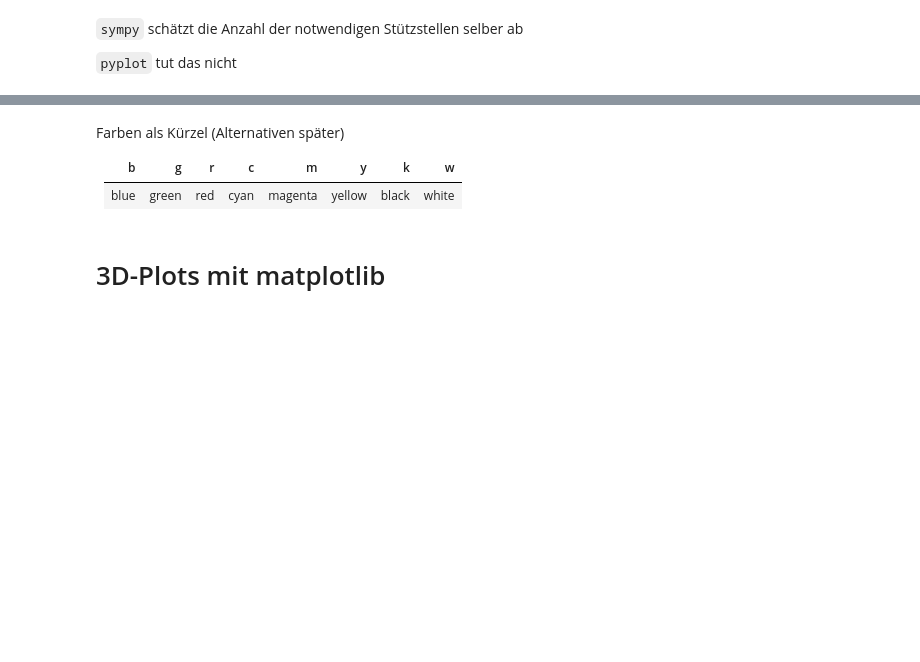
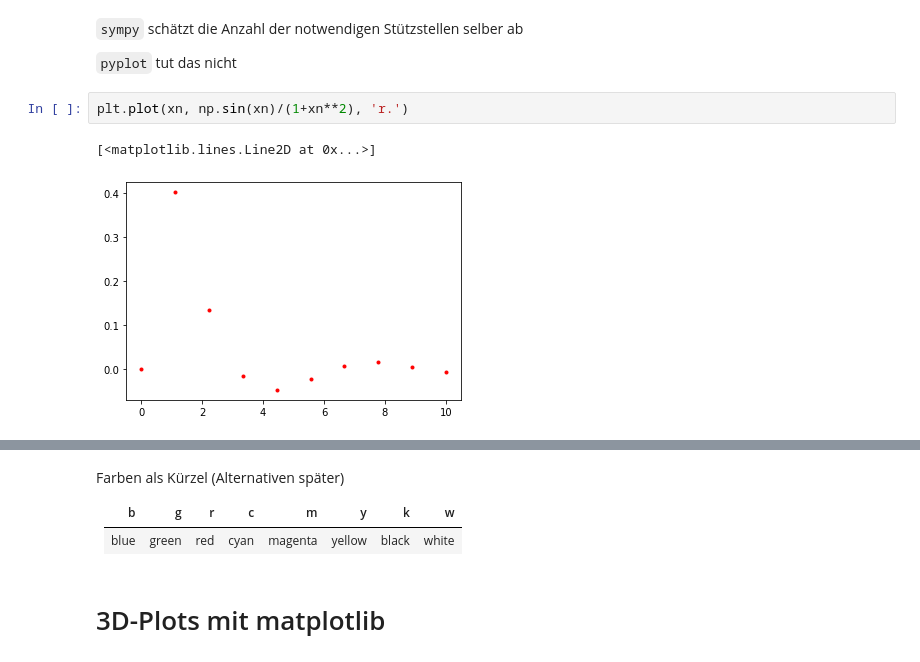
Before and after one commit to Ruediger-Braun/compana22, a Jupyter notebook: Lektion11.ipynb, the cells around one changed output, grey strips where cells are left out. Cells and saved outputs as stored; diff of their text form; blank space fills up the shorter version.

```diff
--- a/Lektion11.ipynb
+++ b/Lektion11.ipynb
@@ -117,6 +217,11 @@ plt.plot(xn, np.sin(xn)/(1+xn**2));
 `sympy` schätzt die Anzahl der notwendigen Stützstellen selber ab
 
 `pyplot` tut das nicht
+# %%
+plt.plot(xn, np.sin(xn)/(1+xn**2), 'r.')
+# %% [output]
+[<matplotlib.lines.Line2D at 0x...>]
+[figure, added]
 # %%
 zn = np.cos(.1*tn**2)
 plt.plot(tn, yn, 'b', label="$\\frac{\\sin(x)}{1+x^2}$")
```
Also changed, not shown: parts of 52 cells of this notebook.
